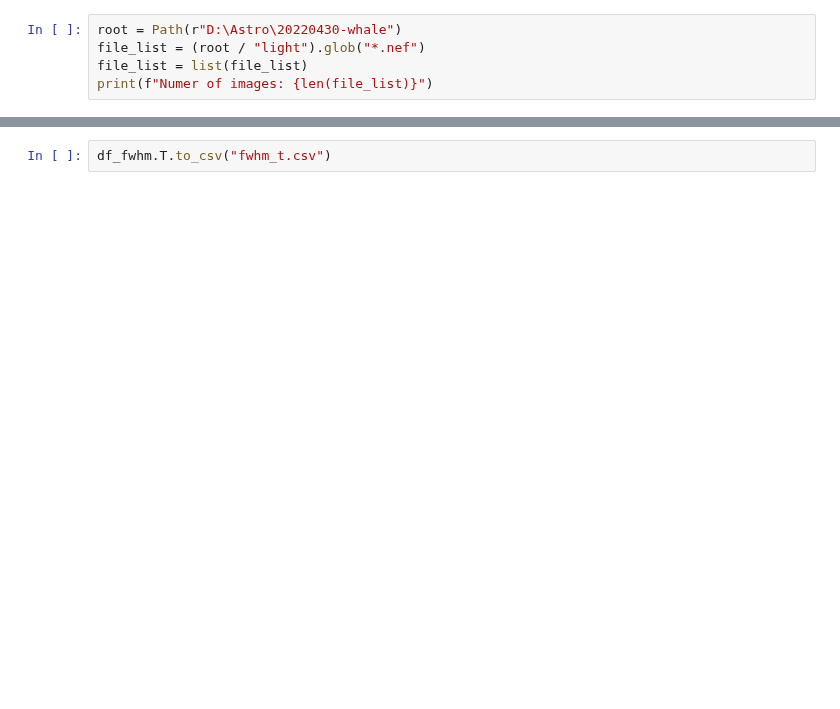
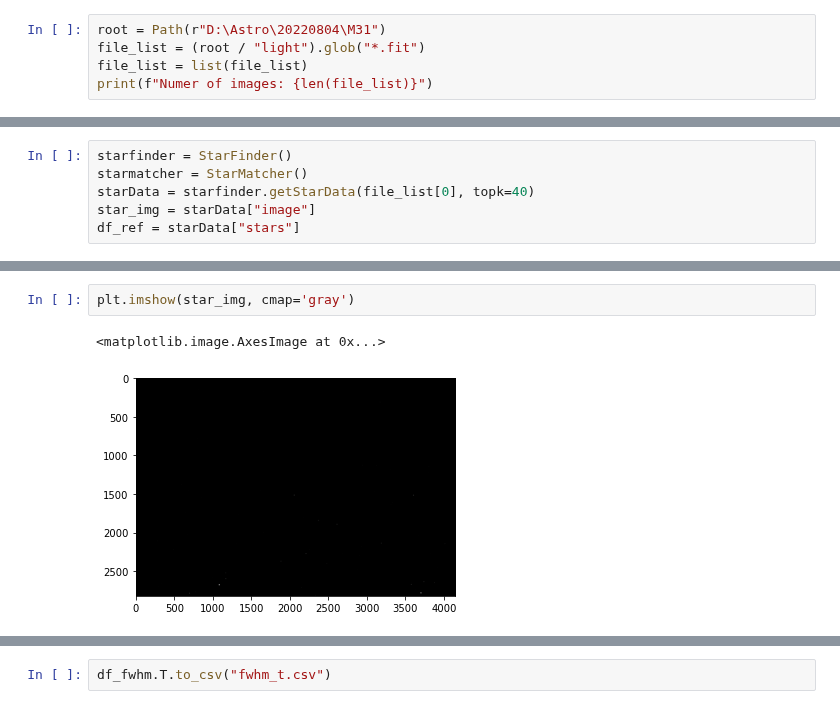
Before and after one commit to cygnus77/astrocam, a Jupyter notebook: fwhm/fwhm_shift.ipynb, the cells around one changed output, grey strips where cells are left out. Cells and saved outputs as stored; diff of their text form; blank space fills up the shorter version.

```diff
--- a/fwhm/fwhm_shift.ipynb
+++ b/fwhm/fwhm_shift.ipynb
@@ -6,6 +7,6 @@ from star_matcher import StarMatcher
 # %%
-root = Path(r"D:\Astro\20220430-whale")
-file_list = (root / "light").glob("*.nef")
+root = Path(r"D:\Astro\20220804\M31")
+file_list = (root / "light").glob("*.fit")
 file_list = list(file_list)
 print(f"Numer of images: {len(file_list)}")
 # %% [output]
@@ -12,0 +14,6 @@ Numer of images: 72
+# %%
+starfinder = StarFinder()
+starmatcher = StarMatcher()
+starData = starfinder.getStarData(file_list[0], topk=40)
+star_img = starData["image"]
+df_ref = starData["stars"]
@@ -13 +40,6 @@ Numer of images: 72
+# %%
+plt.imshow(star_img, cmap='gray')
+# %% [output]
+<matplotlib.image.AxesImage at 0x...>
+[figure, added]
 # %%
```
Also changed, not shown: parts of 4 cells of this notebook, 4 other files.
